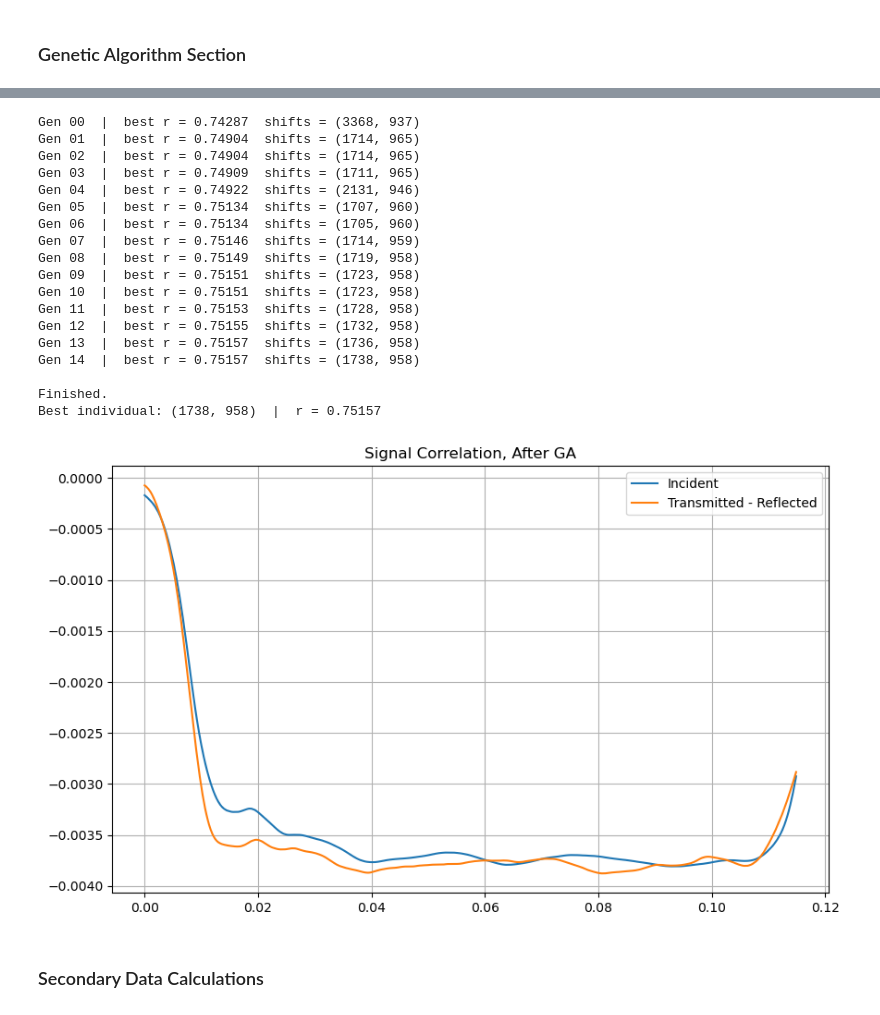
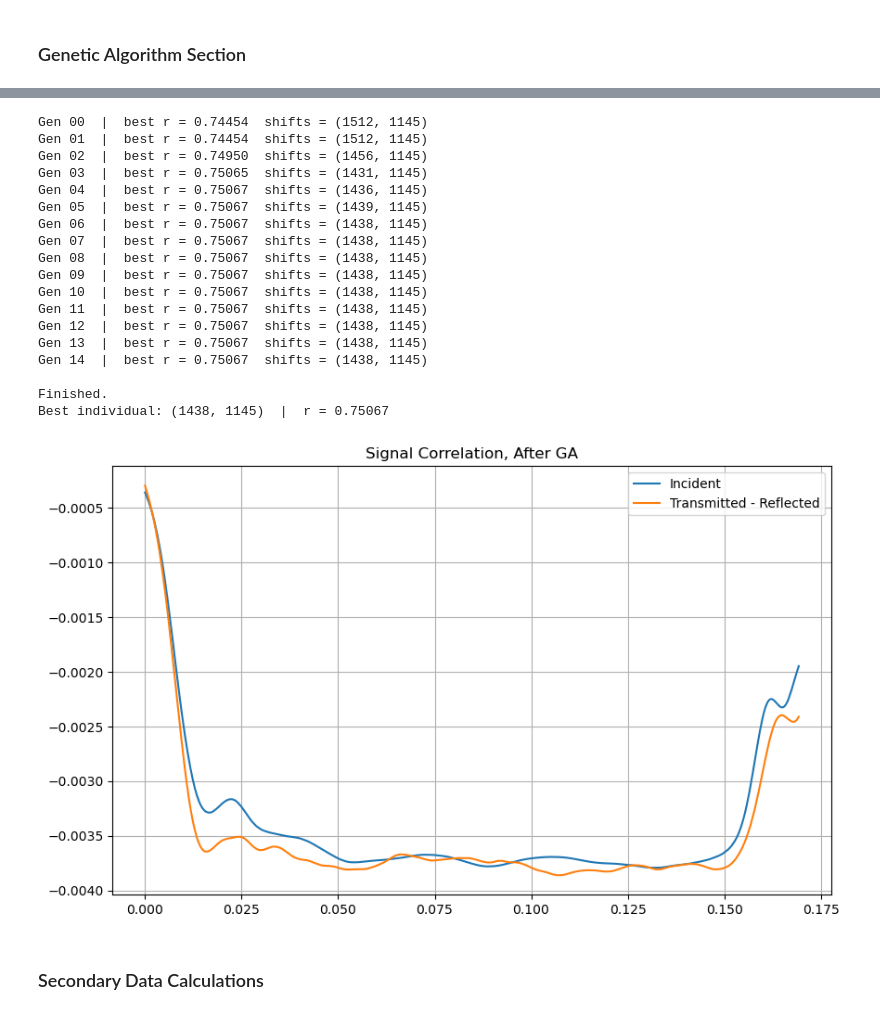
Before and after one commit to UTEP-Dynamic-Materials-Lab/SHPB_Toolkit, a Jupyter notebook: SHPB_Analysis-Reduced_V2.ipynb, the cells around one changed output, grey strips where cells are left out. Cells and saved outputs as stored; diff of their text form; code cells hidden in the pictures.

```diff
--- a/SHPB_Analysis-Reduced_V2.ipynb
+++ b/SHPB_Analysis-Reduced_V2.ipynb
@@ -64,7 +64,7 @@ Last 10 files names:
 9 E:\DynaMat_UTEP\SHPB_Toolkit\data\DKS_20250507_SS316A356_LAB_RT_035.ttl
 # %%
 # Select the desired data file
-idx = -1 ### Change this!
+idx = -4 ### Change this!
 print(f"Selected {data_files[idx]} for analysis \n")
 
 experiment = RDFWrapper(data_files[idx])
@@ -186,10 +186,8 @@ if test_type == "SpecimenTest":
     print("-----"*10)
     print(f"Specimen Material: {specimen_material.split('#')[-1]}")
     print(f"Specimen Original Length: {specimen_length:.3f} mm")
-    specimen_length = 6.36
     print(f"Specimen Deformed Length: {specimen_length_deformed:.3f} mm")
     print(f"Specimen Cross Section: {specimen_cross:.3f} mm^2")
-    specimen_cross = 31.76904
     print(f"Specimen Deformed Cross Section: {specimen_cross_deformed:.3f} mm^2")
 # %% [output]
 Tetst Metadata
@@ -533,7 +531,7 @@ Pulse Strain: 2.566e-03 mm/mm
 # Define wavelet (Derivatives of Gaussians are good for edges)
 wavelet = 'gaus1'
 scales = np.arange(1, 300, 2)  # Multi-scale analysis
-wavelet_points = 95000
+wavelet_points = 90000
 
 # Compute CWT
 """
@@ -548,7 +546,7 @@ transmitted_coeffs, _ = pywt.cwt(raw_data["Transmitted Raw"][:wavelet_points], s
 
 # Find strong edges by taking the absolute max of wavelet coefficients
 incident_edges = np.where(np.abs(incident_coeffs).max(axis=0) > np.percentile(np.abs(incident_coeffs), 89.5))[0]  ## Chnage Threshold
-transmitted_edges = np.where(np.abs(transmitted_coeffs).max(axis=0) > np.percentile(np.abs(transmitted_coeffs), 96))[0] ## Change Threshold
+transmitted_edges = np.where(np.abs(transmitted_coeffs).max(axis=0) > np.percentile(np.abs(transmitted_coeffs), 99.0))[0] ## Change Threshold
 
 # Find the approximate pulse start
 incident_start_approx, incident_end_approx = find_pulse_edges(incident_edges, raw_data["Incident Raw"],
@@ -595,6 +593,6 @@ incident_pair = 0
 reflected_pair = -1# Normally this changes based on experiment
 transmitted_pair = 0
 
-tail = pulse_data_points *0.3
-w_size = 1.3
+tail = pulse_data_points *0
+w_size = 1.2
 # %% [output]
@@ -744,54 +742,54 @@ for gen in range(N_GENERATIONS):
 print("\nFinished.")
 print(f"Best individual: {best_individual}  |  r = {best_fitness:.5f}")
 # %% [output]
-Gen 00  |  best r = 0.74287  shifts = (3368, 937)
-Gen 01  |  best r = 0.74904  shifts = (1714, 965)
-Gen 02  |  best r = 0.74904  shifts = (1714, 965)
-Gen 03  |  best r = 0.74909  shifts = (1711, 965)
-Gen 04  |  best r = 0.74922  shifts = (2131, 946)
-Gen 05  |  best r = 0.75134  shifts = (1707, 960)
-Gen 06  |  best r = 0.75134  shifts = (1705, 960)
-Gen 07  |  best r = 0.75146  shifts = (1714, 959)
-Gen 08  |  best r = 0.75149  shifts = (1719, 958)
-Gen 09  |  best r = 0.75151  shifts = (1723, 958)
-Gen 10  |  best r = 0.75151  shifts = (1723, 958)
-Gen 11  |  best r = 0.75153  shifts = (1728, 958)
-Gen 12  |  best r = 0.75155  shifts = (1732, 958)
-Gen 13  |  best r = 0.75157  shifts = (1736, 958)
-Gen 14  |  best r = 0.75157  shifts = (1738, 958)
+Gen 00  |  best r = 0.74454  shifts = (1512, 1145)
+Gen 01  |  best r = 0.74454  shifts = (1512, 1145)
+Gen 02  |  best r = 0.74950  shifts = (1456, 1145)
+Gen 03  |  best r = 0.75065  shifts = (1431, 1145)
+Gen 04  |  best r = 0.75067  shifts = (1436, 1145)
+Gen 05  |  best r = 0.75067  shifts = (1439, 1145)
+Gen 06  |  best r = 0.75067  shifts = (1438, 1145)
+Gen 07  |  best r = 0.75067  shifts = (1438, 1145)
+Gen 08  |  best r = 0.75067  shifts = (1438, 1145)
+Gen 09  |  best r = 0.75067  shifts = (1438, 1145)
+Gen 10  |  best r = 0.75067  shifts = (1438, 1145)
+Gen 11  |  best r = 0.75067  shifts = (1438, 1145)
+Gen 12  |  best r = 0.75067  shifts = (1438, 1145)
+Gen 13  |  best r = 0.75067  shifts = (1438, 1145)
+Gen 14  |  best r = 0.75067  shifts = (1438, 1145)
 
 Finished.
-Best individual: (1738, 958)  |  r = 0.75157
+Best individual: (1438, 1145)  |  r = 0.75067
 # %%
 # ------------------------------------------------------------------
 # POST‑GA TRIM  (optional, purely for visualisation or saving data)
 # ------------------------------------------------------------------
-pulse_start = 5300                                    # or user input
-pulse_end   = int(pulse_start + (pulse_data_points * 0.98)) #Change this
+pulse_start = 1300                                    # or user input
+pulse_end   = int(pulse_start + (pulse_data_points * 1.0)) #Change this
 
 # Apply shifts *first* so the trimmed slices include the new alignment
 best_shift_t, best_shift_r = best_individual
 
 # Manual
 #best_shift_r = -720
 best_shift_t = 800
 
 incident_corrected = incident_extracted[pulse_start:pulse_end]
 transmitted_corrected = shift_signal(transmitted_extracted, best_shift_t)[pulse_start:pulse_end]
 reflected_corrected = shift_signal(reflected_extracted,   best_shift_r)[pulse_start:pulse_end]
 cand_plot = transmitted_corrected - reflected_corrected
 t = time[:int(pulse_end - pulse_start)]
 #t = time[pulse_start:pulse_end]
 
 plt.figure(figsize=(10,6))
 plt.plot(t, incident_corrected,  label="Incident")
 plt.plot(t, cand_plot, label="Transmitted - Reflected")
 plt.title("Signal Correlation, After GA")
 plt.legend(fontsize=10)
 plt.grid()
 plt.show()
 # %% [output]
-[figure, old version]
+[figure, new version]
 # %% [markdown]
 ### Secondary Data Calculations
 # %%
```
Also changed, not shown: parts of 11 cells of this notebook, 27 other files.
